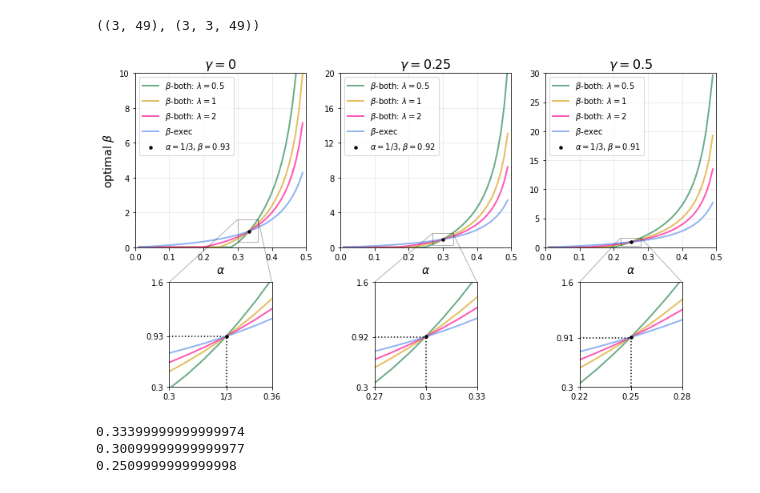
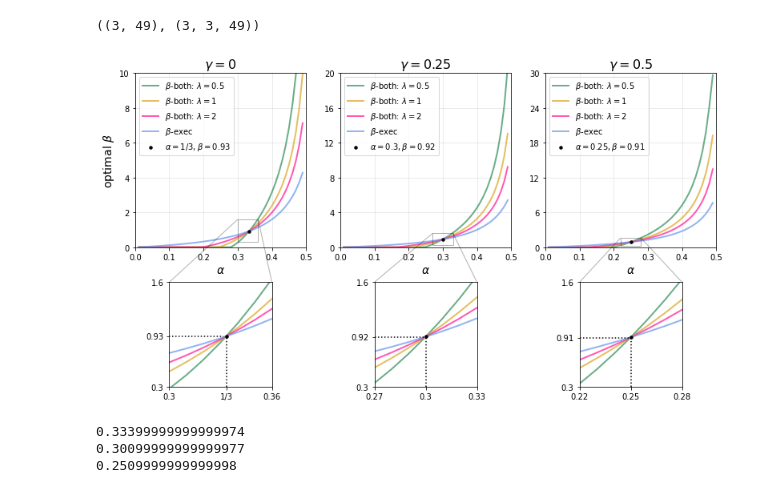
Before and after one commit to michaelneuder/opportunistic-mining, a Jupyter notebook: fusion-mining.ipynb, the cells around one changed output. Cells and saved outputs as stored; diff of their text form; code cells hidden in the pictures.

```diff
--- a/fusion-mining.ipynb
+++ b/fusion-mining.ipynb
@@ -480,7 +480,7 @@ for ax in [axarr[1], axins1]:
     ax.plot(alphas, opt_beta_exec[1], color='cornflowerblue', linewidth=2, alpha=0.7, label=r'$\beta$-exec')
     gamma25beta = betas[np.argmax(paperRewards(0.3, .25, betas))]
     ax.scatter(0.3, gamma25beta, marker='o', color='k', s=12, zorder=5,
-                  label=r'$\alpha=1/3,\beta=${:0.2f}'.format(gamma25beta))
+                  label=r'$\alpha=0.3,\beta=${:0.2f}'.format(gamma25beta))
 
 for ax in [axarr[2], axins2]:
     ax.plot(alphas, opt_beta_both[2,0], color='seagreen', linewidth=2, alpha=0.7, label=r'$\beta$-both: $\lambda=0.5$')
@@ -489,39 +489,41 @@ for ax in [axarr[2], axins2]:
     ax.plot(alphas, opt_beta_exec[2], color='cornflowerblue', linewidth=2, alpha=0.7, label=r'$\beta$-exec')
     gamma50beta = betas[np.argmax(paperRewards(0.25, .5, betas))]
     ax.scatter(0.25, gamma50beta, marker='o', color='k', s=12, zorder=5,
-                  label=r'$\alpha=1/3,\beta=${:0.2f}'.format(gamma50beta))
+                  label=r'$\alpha=0.25,\beta=${:0.2f}'.format(gamma50beta))
 
 for ax in axarr:
     ax.legend()
     ax.grid(alpha=0.3)
     ax.set_xlabel(r'$\alpha$', size=14)
 
 
 axarr[0].set_ylabel(r'optimal $\beta$', size=14)
 axarr[0].set_xlim(0,1/2)
 axarr[0].set_ylim(0,10)
 axarr[1].set_xlim(0,1/2)
 axarr[1].set_ylim(0,20)
 ticks = np.arange(0, 21, 4)
 axarr[1].set_yticks(ticks)
 axarr[2].set_xlim(0,1/2)
+ticks = np.arange(0, 31, 6)
+axarr[2].set_yticks(ticks)
 axarr[2].set_ylim(0,30)
 
 axarr[0].set_title(r'$\gamma=0$', size=16)
 axarr[1].set_title(r'$\gamma=0.25$', size=16)
 axarr[2].set_title(r'$\gamma=0.5$', size=16)
 
 axins0.axvline(1/3, color='k', ymin=0, ymax=0.48, linestyle='dotted')
 axins0.axhline(0.93, color='k', xmin=0, xmax=0.53, linestyle='dotted')
 axins1.axvline(0.3, color='k', ymin=0, ymax=0.48, linestyle='dotted')
 axins1.axhline(0.92, color='k', xmin=0, xmax=0.5, linestyle='dotted')
 axins2.axvline(0.25, color='k', ymin=0, ymax=0.48, linestyle='dotted')
 axins2.axhline(0.91, color='k', xmin=0, xmax=0.5, linestyle='dotted')
 
 plt.savefig('out.png', dpi=400, bbox_inches='tight', facecolor='white')
 plt.show()
 # %% [output]
-[figure, old version]
+[figure, new version]
 # %%
 alphas = np.arange(0.01, 0.50, 0.001)
 vals = selfishRewardGamma(alphas, 0)
```
